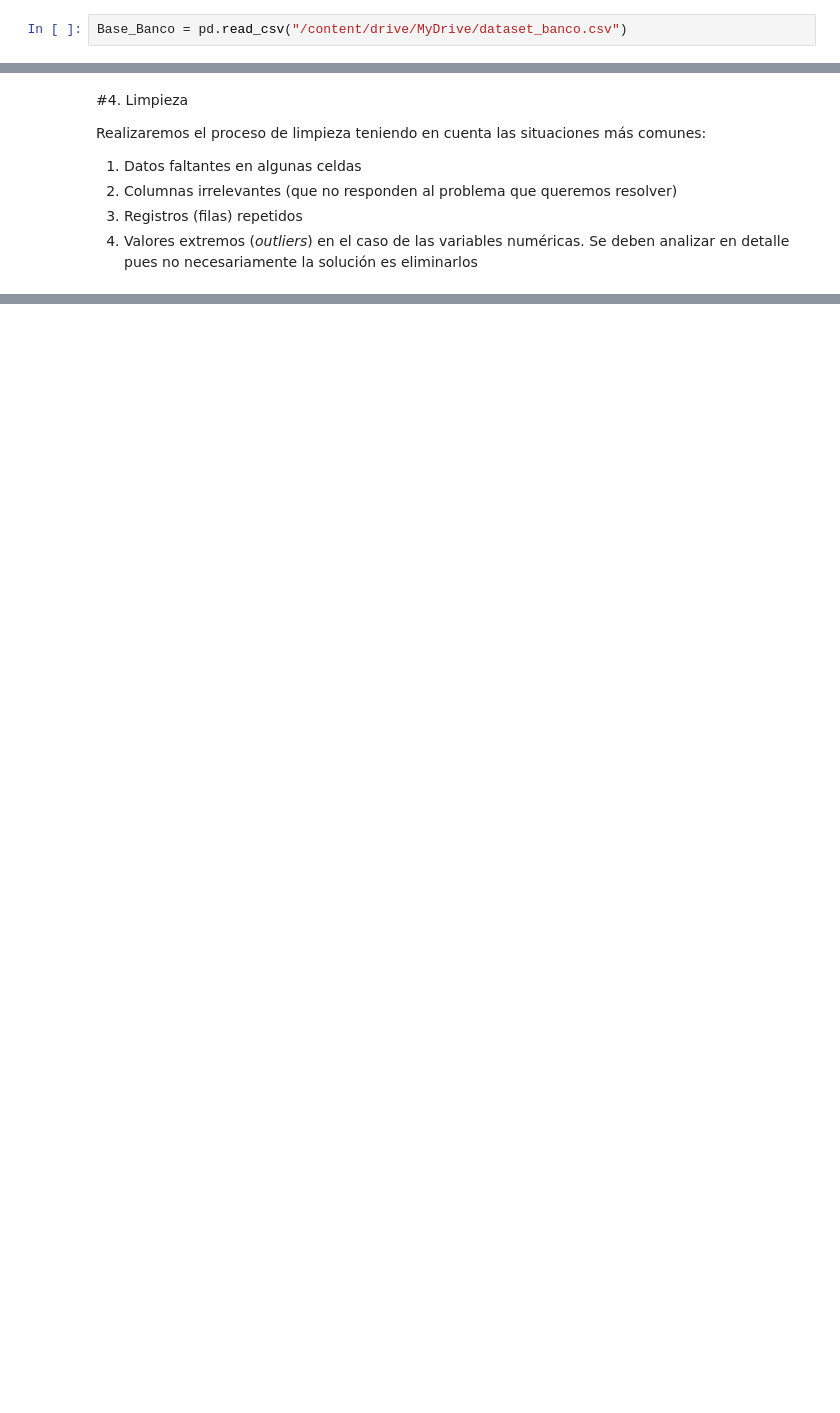
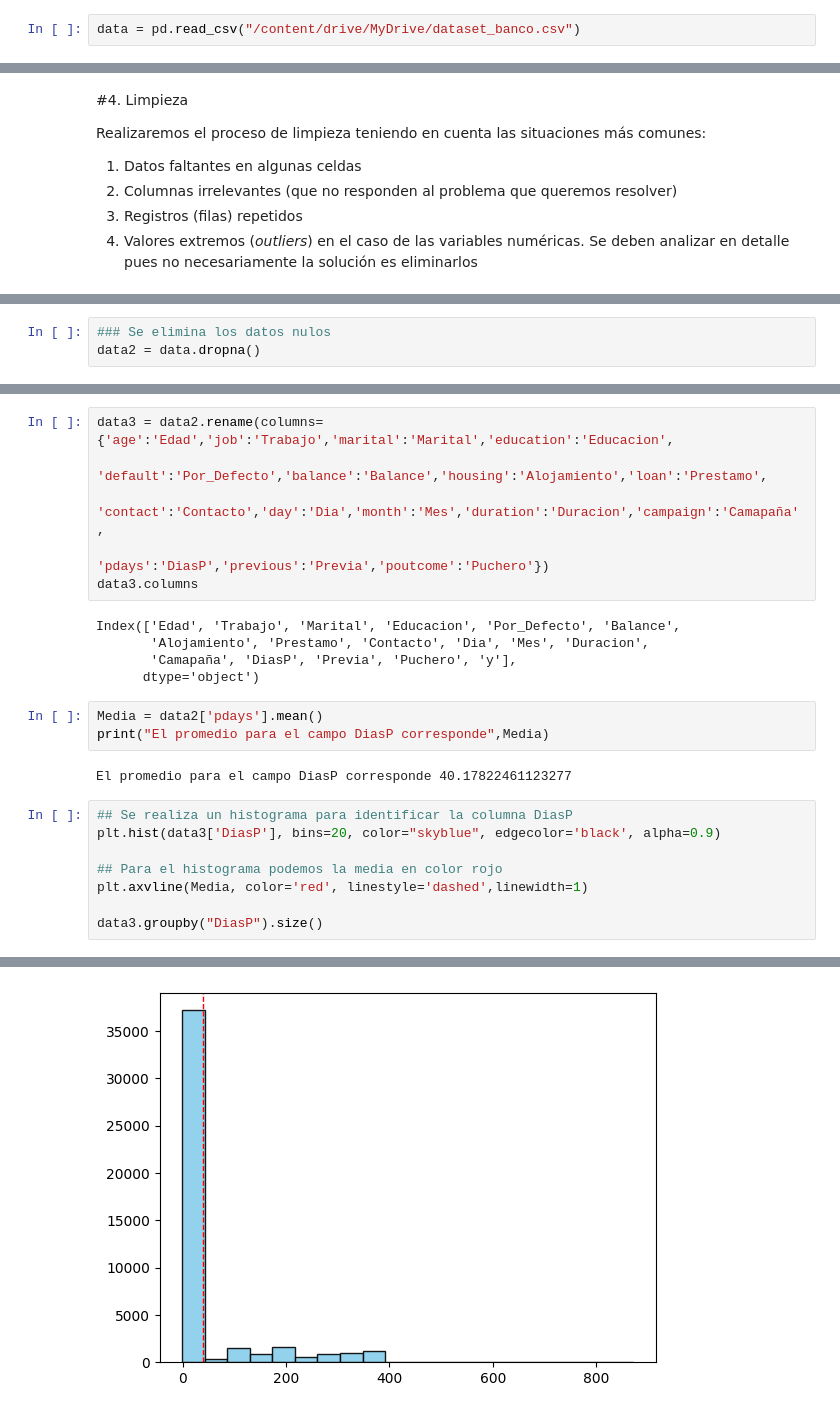
Before and after one commit to SebastianCastillo180/MinTIC, a Jupyter notebook: MINTIC.ipynb, the cells around one changed output, grey strips where cells are left out. Saved outputs shown, nothing was run; the diff lists cells and outputs as text; blank space fills up the shorter version.

```diff
--- a/MINTIC.ipynb
+++ b/MINTIC.ipynb
@@ -288,6 +289,6 @@ import seaborn as sns
 from sklearn.preprocessing import LabelBinarizer, LabelEncoder
 ##import category_encoders
 # %%
-Base_Banco = pd.read_csv("/content/drive/MyDrive/dataset_banco.csv")
+data = pd.read_csv("/content/drive/MyDrive/dataset_banco.csv")
 # %%
 ### Se ejecuta nuestro DataFrame
@@ -386,0 +448,3 @@ Realizaremos el proceso de limpieza teniendo en cuenta las situaciones más comu
+# %%
+### Se elimina los datos nulos
+data2 = data.dropna()
@@ -386,0 +493,25 @@ Realizaremos el proceso de limpieza teniendo en cuenta las situaciones más comu
+# %%
+data3 = data2.rename(columns={'age':'Edad','job':'Trabajo','marital':'Marital','education':'Educacion',
+                                           'default':'Por_Defecto','balance':'Balance','housing':'Alojamiento','loan':'Prestamo',
+                                          'contact':'Contacto','day':'Dia','month':'Mes','duration':'Duracion','campaign':'Camapaña',
+                                          'pdays':'DiasP','previous':'Previa','poutcome':'Puchero'})
+data3.columns
+# %% [output]
+Index(['Edad', 'Trabajo', 'Marital', 'Educacion', 'Por_Defecto', 'Balance',
+       'Alojamiento', 'Prestamo', 'Contacto', 'Dia', 'Mes', 'Duracion',
+       'Camapaña', 'DiasP', 'Previa', 'Puchero', 'y'],
+      dtype='object')
+# %%
+Media = data2['pdays'].mean()
+print("El promedio para el campo DiasP corresponde",Media)
+# %% [output]
+El promedio para el campo DiasP corresponde 40.17822461123277
+# %%
+## Se realiza un histograma para identificar la columna DiasP
+plt.hist(data3['DiasP'], bins=20, color="skyblue", edgecolor='black', alpha=0.9)
+
+## Para el histograma podemos la media en color rojo
+plt.axvline(Media, color='red', linestyle='dashed',linewidth=1)
+
+data3.groupby("DiasP").size()
+# %% [output]
@@ -386,0 +531 @@ Realizaremos el proceso de limpieza teniendo en cuenta las situaciones más comu
+[figure, added]
```
Also changed, not shown: parts of 46 cells of this notebook.
